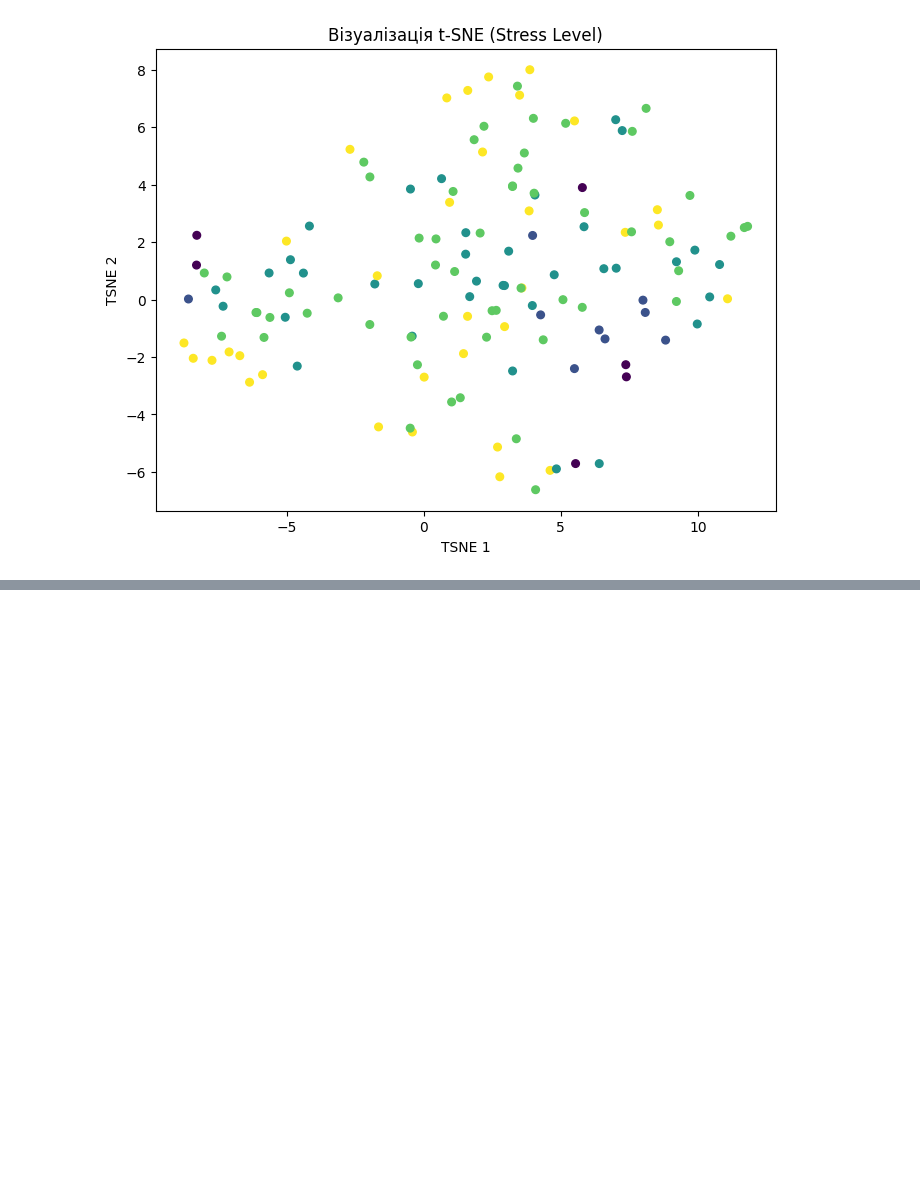
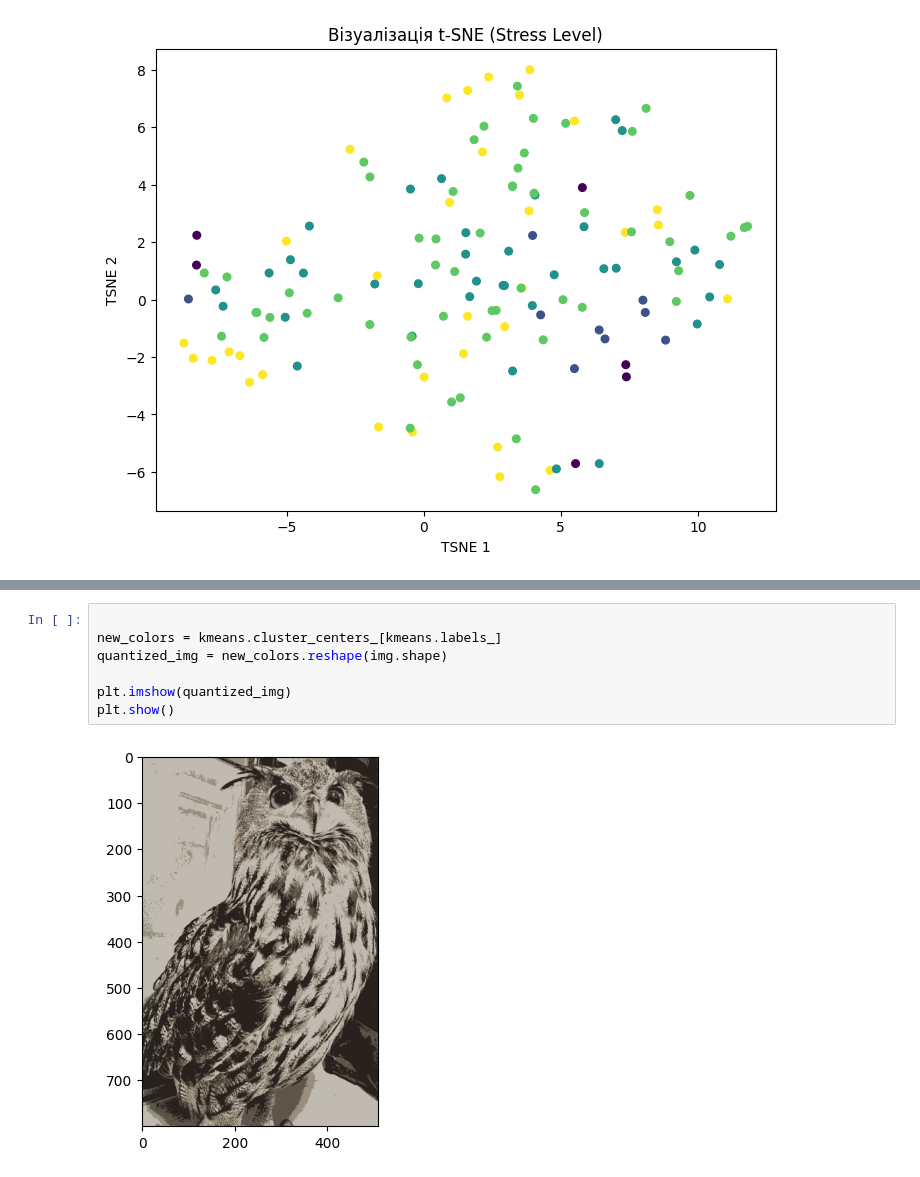
Before and after one commit to Darkinki/data_analysis_lab2, a Jupyter notebook: lab2.ipynb, the cells around one changed output, grey strips where cells are left out. Saved outputs shown, nothing was run; the diff lists cells and outputs as text; blank space fills up the shorter version.

```diff
--- a/lab2.ipynb
+++ b/lab2.ipynb
@@ -74,0 +99,9 @@ plt.show()
+# %%
+
+new_colors = kmeans.cluster_centers_[kmeans.labels_]
+quantized_img = new_colors.reshape(img.shape)
+
+plt.imshow(quantized_img)
+plt.show()
+# %% [output]
+[figure, added]
```
Also changed, not shown: parts of 8 cells of this notebook, 1 other file.
